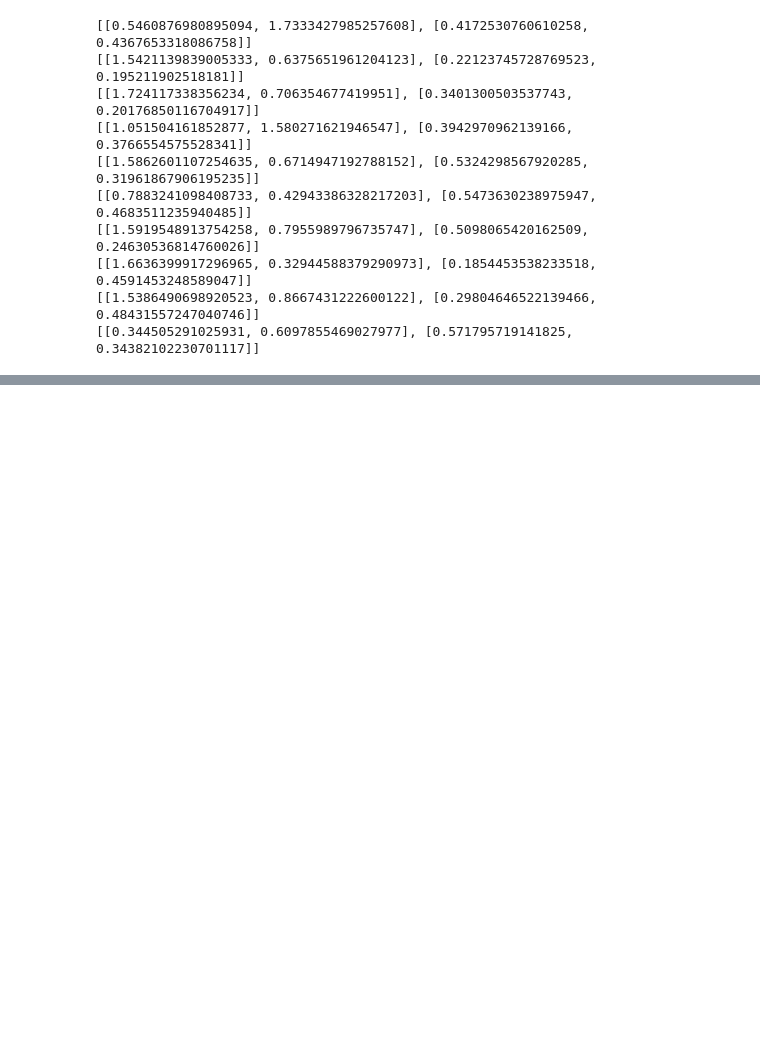
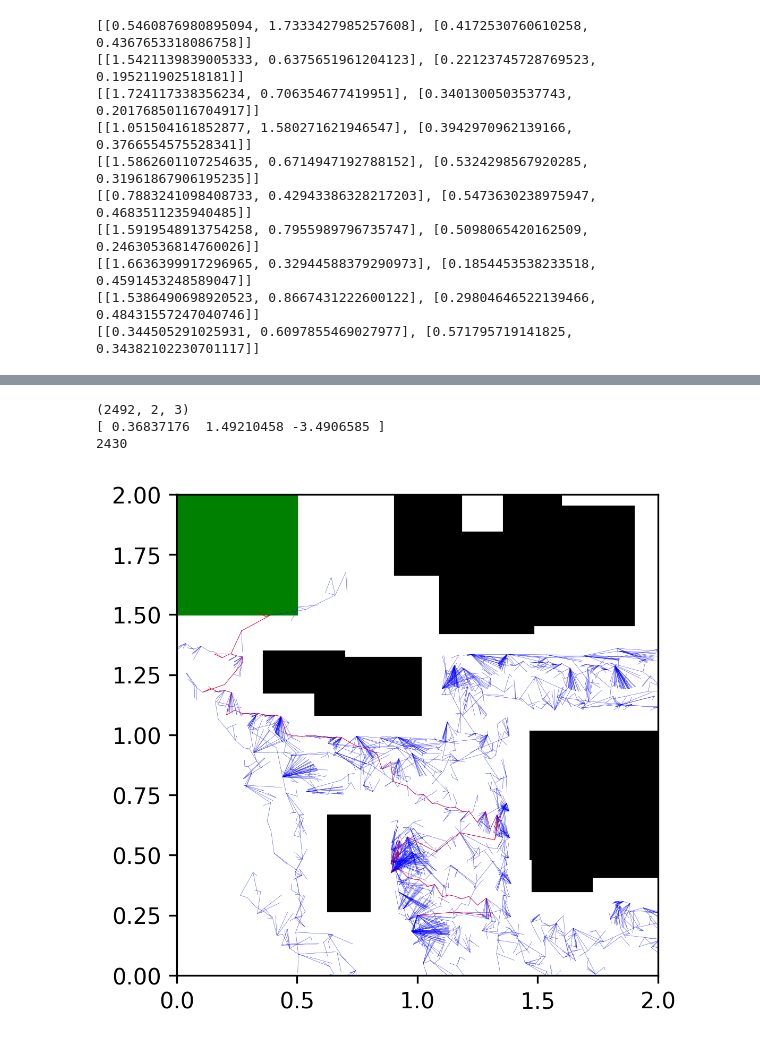
Before and after one commit to samer1248/ECE209AS-Lab2, a Jupyter notebook: project2.ipynb, the cells around one changed output, grey strips where cells are left out. Cells and saved outputs as stored; diff of their text form; code cells hidden in the pictures; blank space fills up the shorter version.

```diff
--- a/project2.ipynb
+++ b/project2.ipynb
@@ -503,3 +506,35 @@ for i in range(n_points):
+# %%
+def find_parent(e):
+    return np.where((Ev[:,1,:]==e).all(axis =1))[0][0]
+Ev = np.array(E)
+print(Ev.shape)
+Ef = Ev[-1,:,:]
+print(Ef[0])
+print(find_parent(Ef[0]))
+
+def build_tree():
+    edge_list = []
+    x = Ev[-1,1,:]
+    while  np.all(x!=np.array(xi)):
+        par_indx = find_parent(x)
+        edge_list.insert(0,par_indx)
+        x = Ev[par_indx,0]
+#         print(edge_list)
+    return edge_list
+edge_list = build_tree()
+# %% [output]
+(2492, 2, 3)
+[ 0.36837176  1.49210458 -3.4906585 ]
+2430
+# %%
+plot_rrt_evol(E)
+for indx in edge_list:
+    e = E[indx]
+    ae = np.array(e)
+    plt.plot(ae[:,0],ae[:,1],'r',linewidth =0.2)
+plt.show()
+# %% [output]
+[figure, added]
 # %%
 print(np.array(E))
 for e in E:
```
Also changed, not shown: parts of 6 cells of this notebook, 2 other files.
